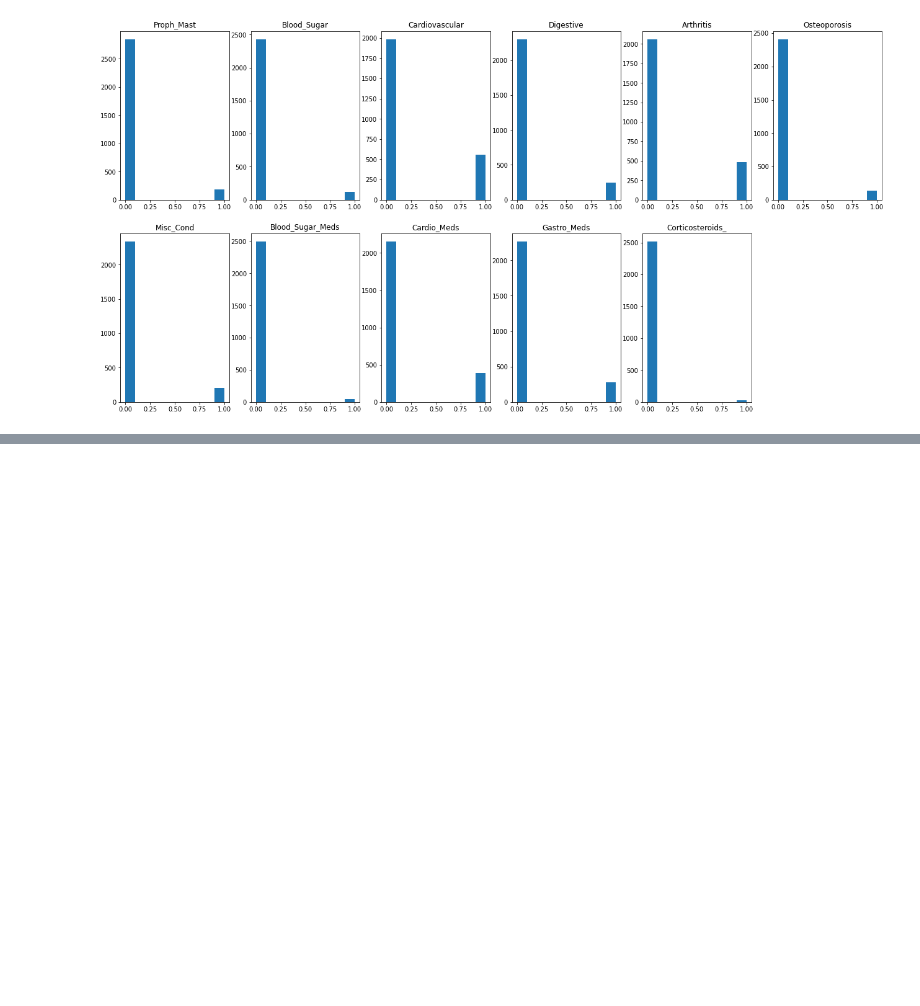
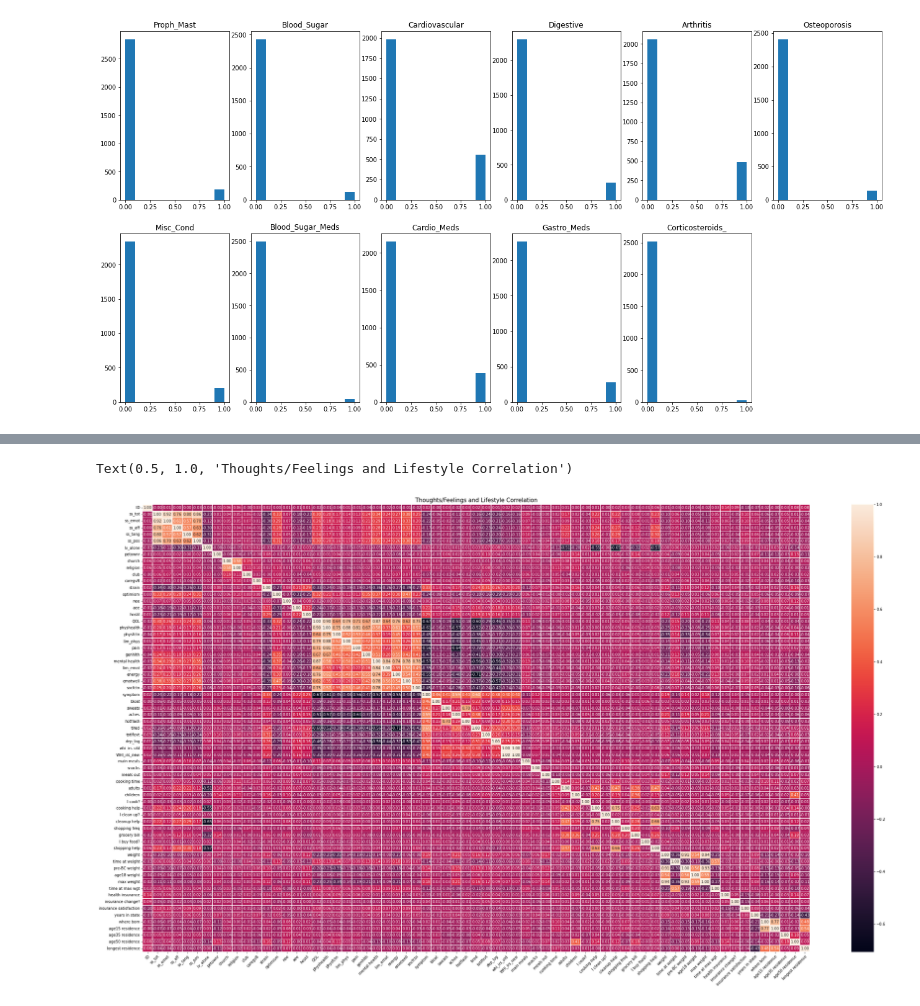
Before and after one commit to pndang/Project_WHEL, a Jupyter notebook: Project_WHEL.ipynb, the cells around one changed output, grey strips where cells are left out. Drawn from its saved outputs; the diff is of its cells as text; code cells hidden in the pictures; blank space fills up the shorter version.

```diff
--- a/Project_WHEL.ipynb
+++ b/Project_WHEL.ipynb
@@ -144,0 +311,14 @@ fd.head(5)
+# %%
+tfls = tfls[tfls['longest residence'] != ' ']
+# %%
+# Convert string-type columns in tfls to floats
+
+# for col in tfls.columns:
+#   if not isinstance(list(tfls[col])[0], float):
+#     for x in list(tfls[col]):
+#       if isinstance(x, str):
+#         print(col)
+#         print(f"{x} +{x}+++ {len(x)}")
+#       new_x = np.float64(x)
+
+tfls = tfls.astype(float)
@@ -144,0 +340,10 @@ fd.head(5)
+# %%
+# Visualize tfls
+
+plt.figure(figsize = (40, 22))
+ax = sns.heatmap(tfls.corr(), annot = True, fmt = '.2f', linewidth = 0.5)
+props = plt.setp(ax.xaxis.get_majorticklabels(), rotation=45, ha='right', rotation_mode='anchor')
+plt.title('Thoughts/Feelings and Lifestyle Correlation', size = 15)
+# %% [output]
+Text(0.5, 1.0, 'Thoughts/Feelings and Lifestyle Correlation')
+[figure, added]
```
Also changed, not shown: parts of 26 cells of this notebook.
